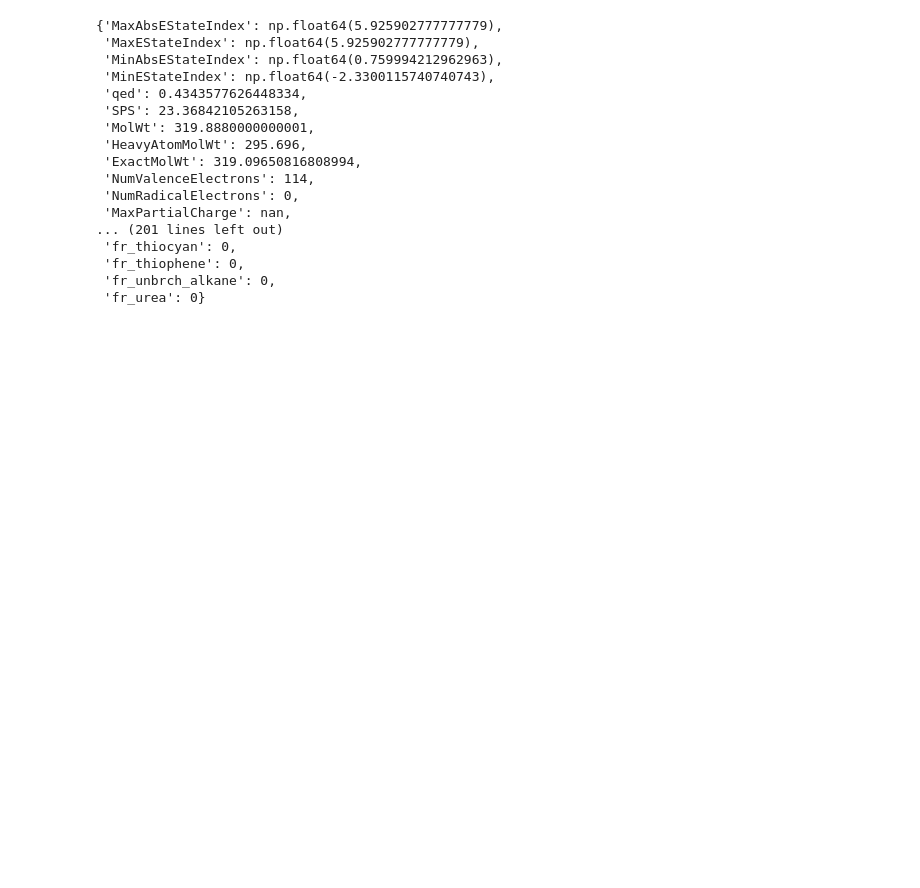
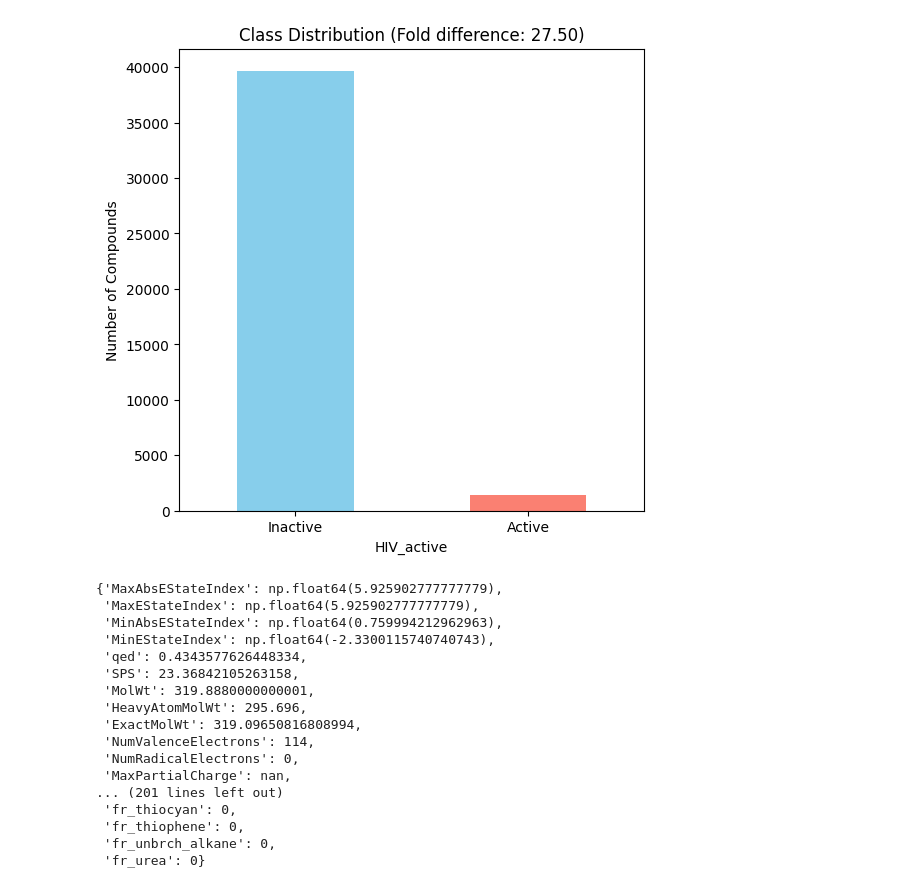
Before and after one commit to julianostermaier/cheminfo_project, a Jupyter notebook: hiv_classification.ipynb, the cells around one changed output. Saved outputs shown, nothing was run; the diff lists cells and outputs as text; code cells hidden in the pictures; blank space fills up the shorter version.

```diff
--- a/hiv_classification.ipynb
+++ b/hiv_classification.ipynb
@@ -63,3 +94,14 @@ def getMolDescriptors(mol, missingVal=None):
+# %%
+class_counts = data['HIV_active'].value_counts()
+
+plt.figure(figsize=(6, 6))
+class_counts.plot(kind='bar', color=['skyblue', 'salmon'])
+plt.xticks(ticks=[0, 1], labels=['Inactive', 'Active'], rotation=0)
+plt.ylabel('Number of Compounds')
+plt.title('Class Distribution (Fold difference: {:.2f})'.format(class_counts.max() / class_counts.min()))
+plt.show()
+# %% [output]
+[figure, added]
 # %%
 getMolDescriptors(data['Molecule'][0])
 # %% [output]
```
Also changed, not shown: parts of 41 cells of this notebook, 3 other files.
